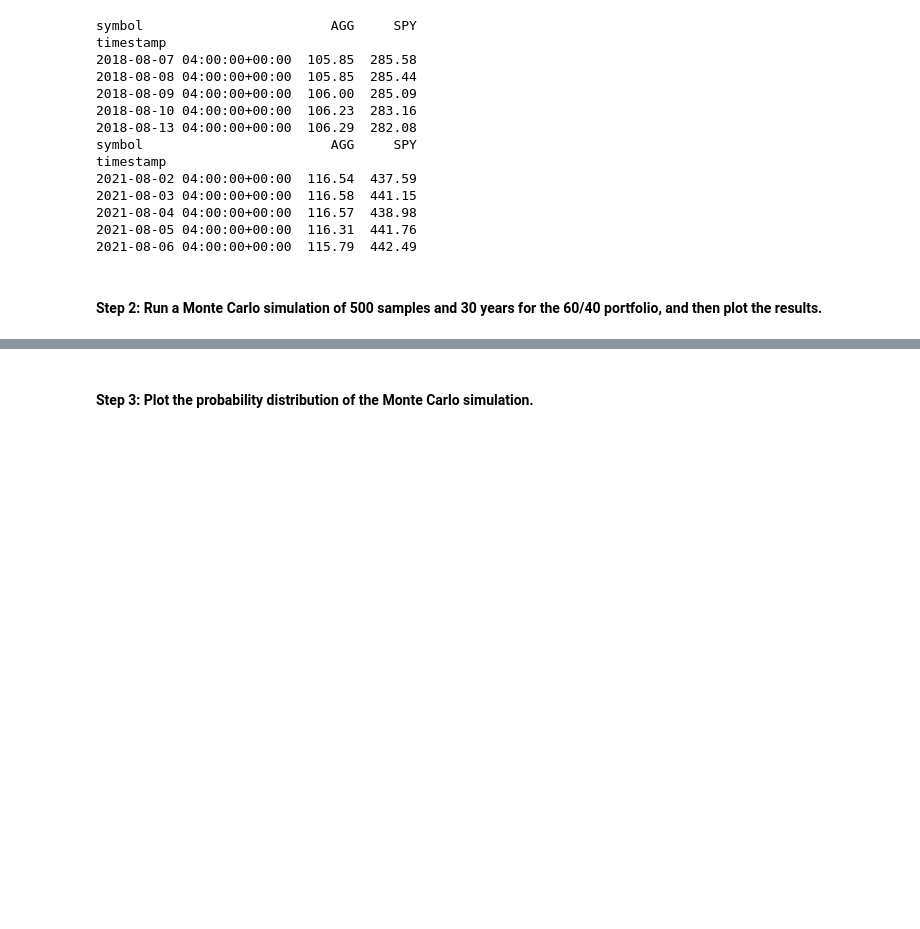
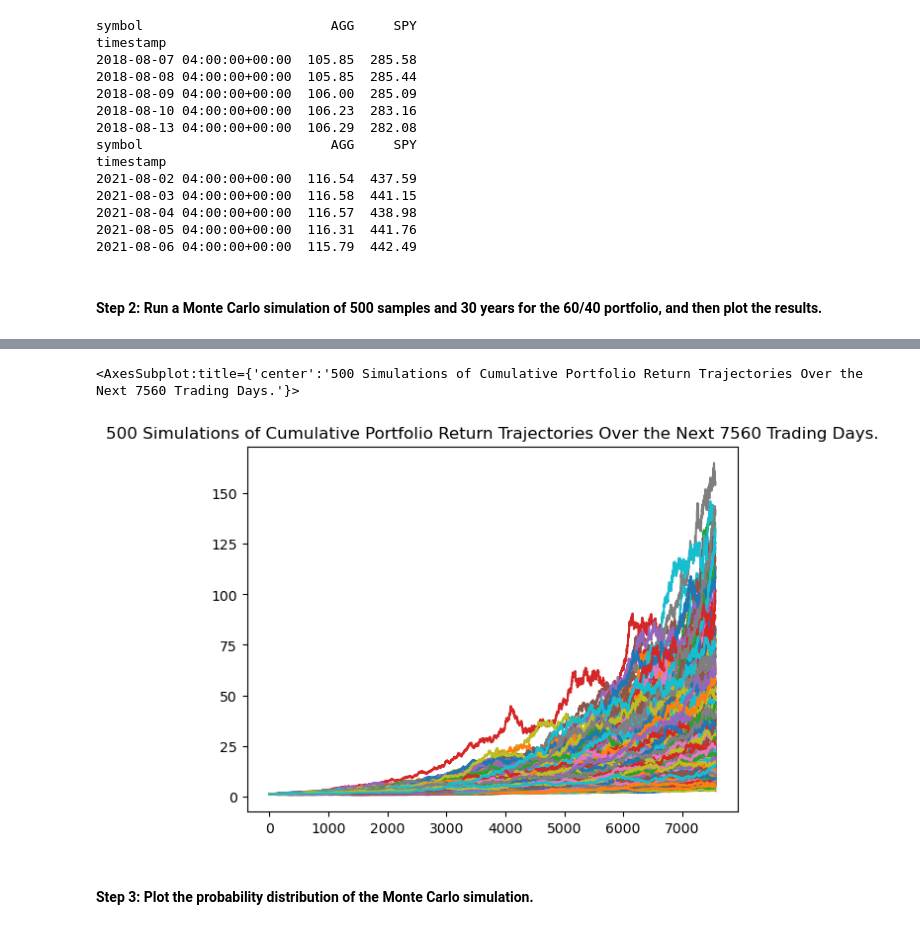
Before and after one commit to jswhite1992/financial_planning_tools, a Jupyter notebook: financial_planning_tools.ipynb, the cells around one changed output, grey strips where cells are left out. Drawn from its saved outputs; the diff is of its cells as text; code cells hidden in the pictures; blank space fills up the shorter version.

```diff
--- a/financial_planning_tools.ipynb
+++ b/financial_planning_tools.ipynb
@@ -492,0 +475,9 @@ KeyError: 'close'
+# %%
+# Create a multi-level column DataFrame
+prices_df_multiindex = pd.concat([prices_df], axis=1, keys=["close"])
+
+# Set the column names to a multi-level index with the ticker symbols as the first level
+prices_df_multiindex.columns = pd.MultiIndex.from_product([prices_df.columns, ['close']])
+
+# Display the first few rows of the modified DataFrame
+print(prices_df_multiindex.head())
@@ -492,0 +493,13 @@ KeyError: 'close'
+# %%
+mc_sim = MCSimulation(
+    portfolio_data=prices_df_multiindex,
+    weights=[0.4, 0.6],
+    num_simulation=500,
+    num_trading_days=252*30
+)
+
+# Run the Monte Carlo simulation
+mc_sim.calc_cumulative_return()
+
+# Review the simulation input data
+mc_sim.portfolio_data.head()
@@ -496,7 +588,10 @@ MC_thirty_year.calc_cumulative_return()
 # %%
 # Visualize the 30-year Monte Carlo simulation by creating an
 # overlay line plot
-MC_thirty_year.plot_simulation()
+mc_sim.plot_simulation()
+# %% [output]
+<AxesSubplot:title={'center':'500 Simulations of Cumulative Portfolio Return Trajectories Over the Next 7560 Trading Days.'}>
+[figure, added]
 # %% [markdown]
 #### Step 3: Plot the probability distribution of the Monte Carlo simulation.
 # %%
```
Also changed, not shown: parts of 29 cells of this notebook, 1 other file.
